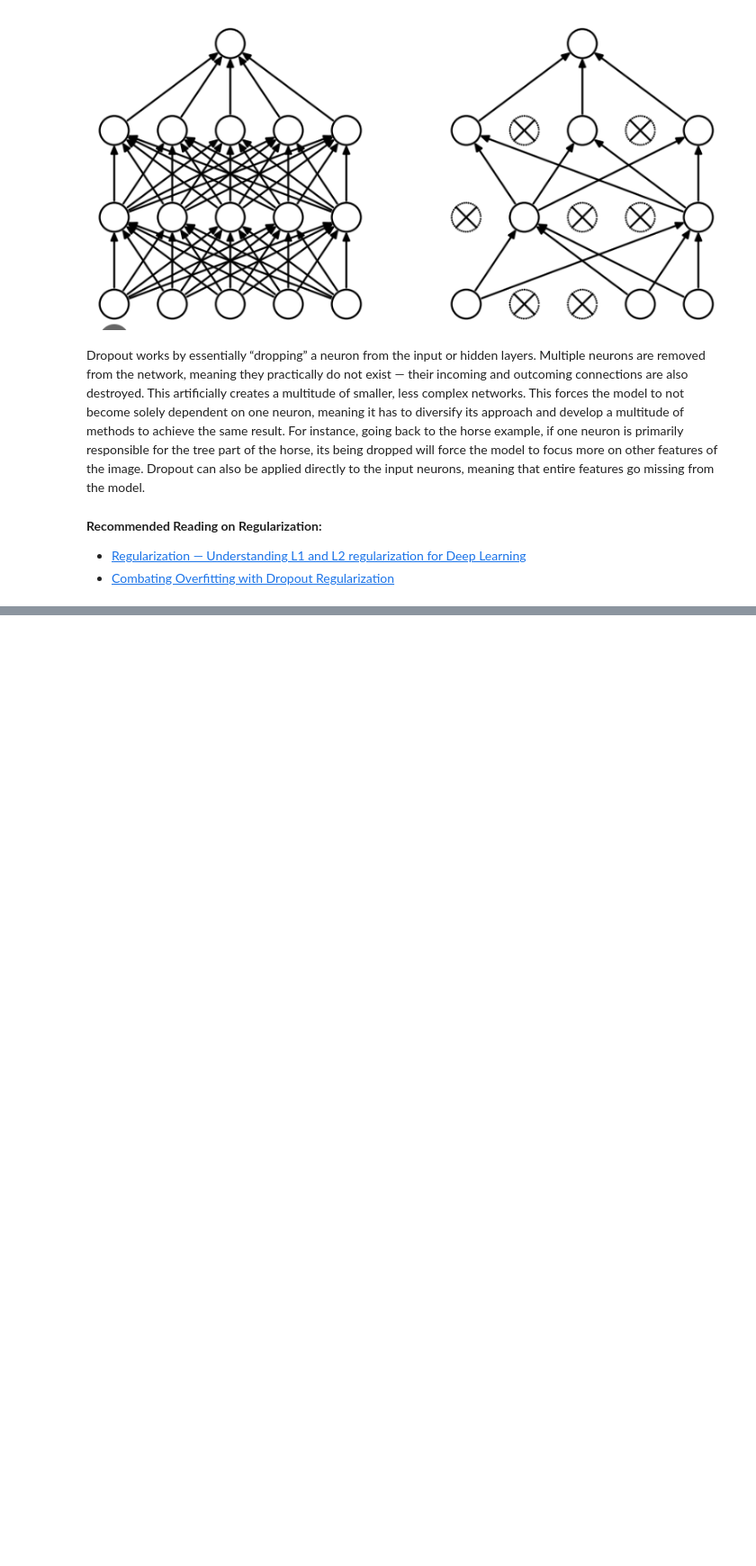
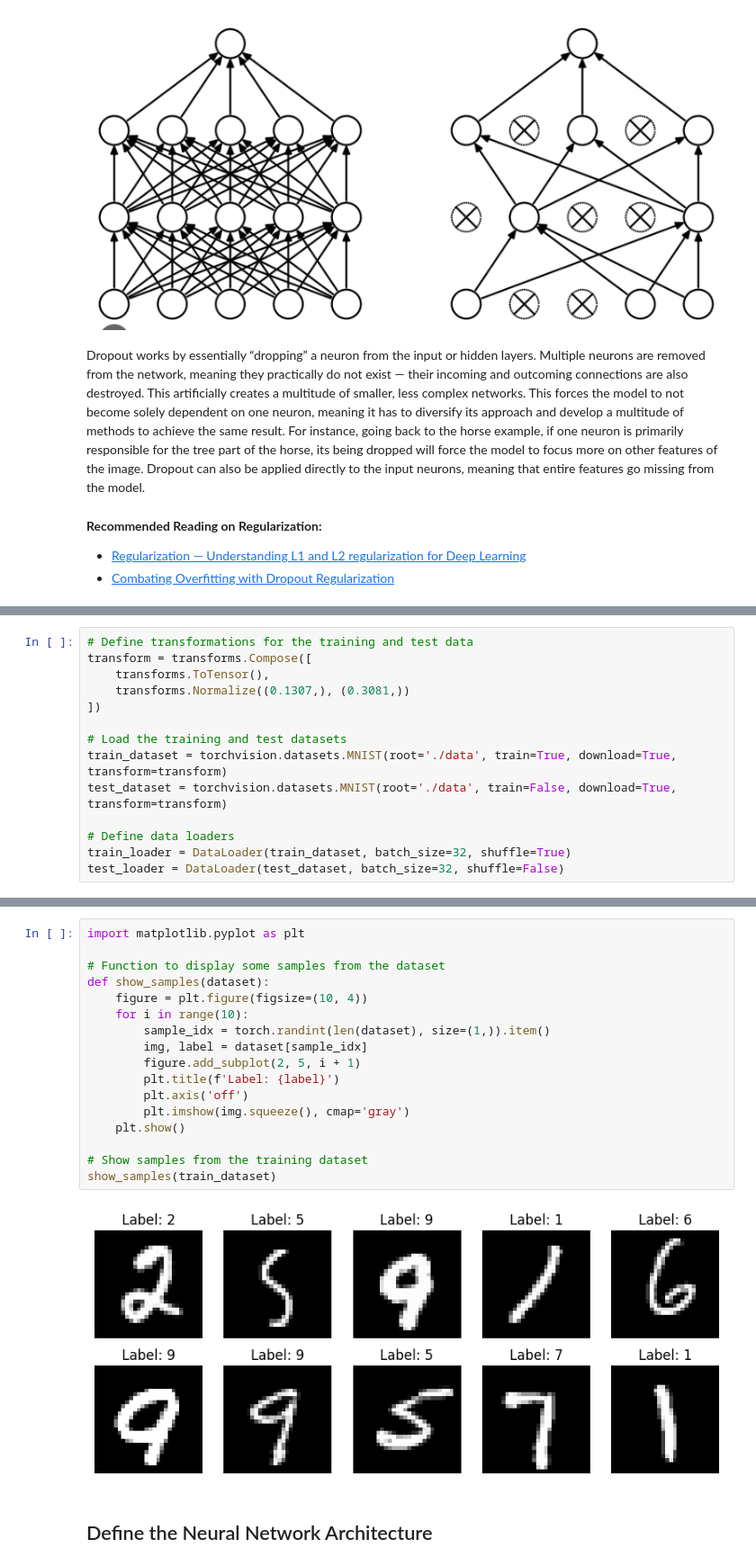
Before and after one commit to mhrafi66/REU_Tutorials, a Jupyter notebook: REU_Lecture_4.ipynb, the cells around one changed output, grey strips where cells are left out. Shown at 90% size. Drawn from its saved outputs; the diff is of its cells as text; blank space fills up the shorter version.

```diff
--- a/REU_Lecture_4.ipynb
+++ b/REU_Lecture_4.ipynb
@@ -484,0 +499,14 @@ These are almost all the major concepts regarding neural network. So I am postin
+# %%
+# Define transformations for the training and test data
+transform = transforms.Compose([
+    transforms.ToTensor(),
+    transforms.Normalize((0.1307,), (0.3081,))
+])
+
+# Load the training and test datasets
+train_dataset = torchvision.datasets.MNIST(root='./data', train=True, download=True, transform=transform)
+test_dataset = torchvision.datasets.MNIST(root='./data', train=False, download=True, transform=transform)
+
+# Define data loaders
+train_loader = DataLoader(train_dataset, batch_size=32, shuffle=True)
+test_loader = DataLoader(test_dataset, batch_size=32, shuffle=False)
@@ -484,0 +545,21 @@ These are almost all the major concepts regarding neural network. So I am postin
+# %%
+import matplotlib.pyplot as plt
+
+# Function to display some samples from the dataset
+def show_samples(dataset):
+    figure = plt.figure(figsize=(10, 4))
+    for i in range(10):
+        sample_idx = torch.randint(len(dataset), size=(1,)).item()
+        img, label = dataset[sample_idx]
+        figure.add_subplot(2, 5, i + 1)
+        plt.title(f'Label: {label}')
+        plt.axis('off')
+        plt.imshow(img.squeeze(), cmap='gray')
+    plt.show()
+
+# Show samples from the training dataset
+show_samples(train_dataset)
+# %% [output]
+[figure, added]
+# %% [markdown]
+## Define the Neural Network Architecture
```
Also changed, not shown: parts of 15 cells of this notebook.
